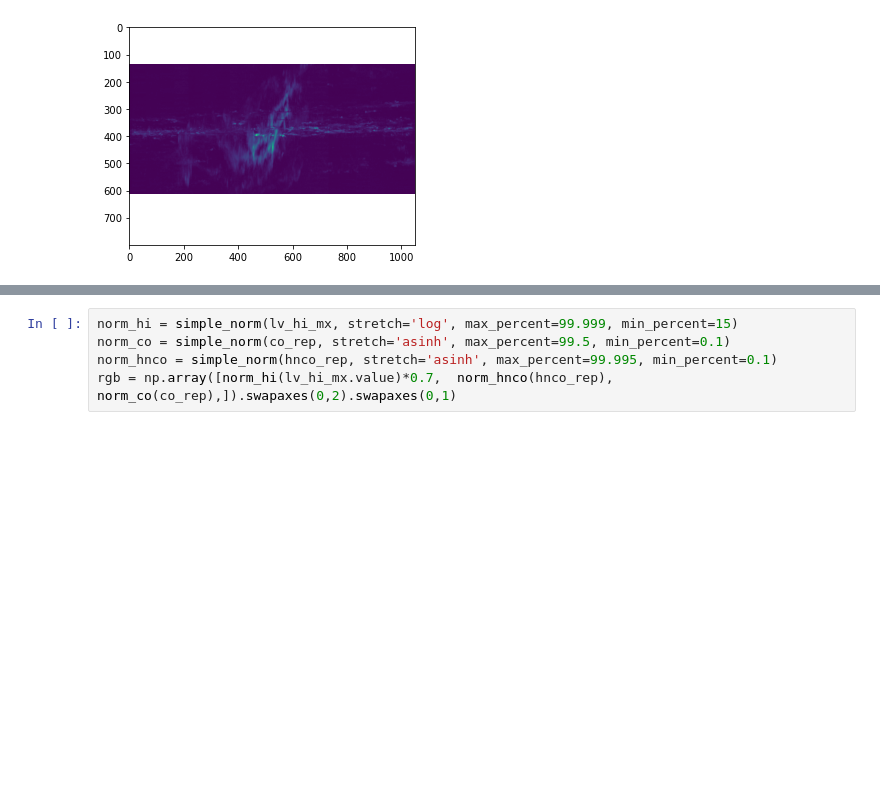
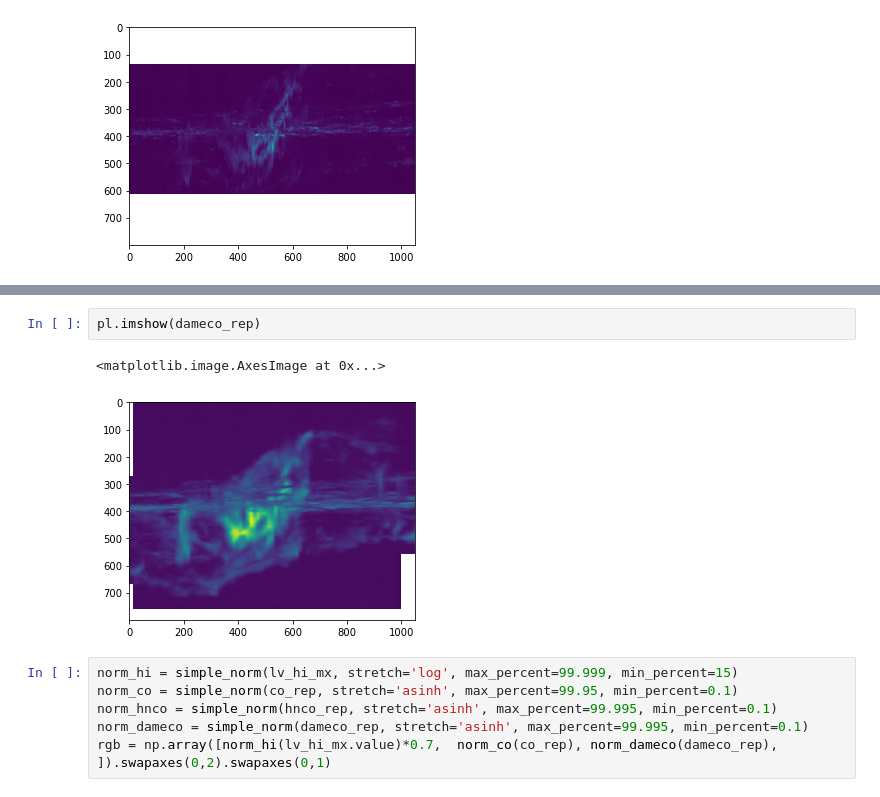
Before and after one commit to keflavich/CMZDataSetVisualizations, a Jupyter notebook: FullCMZVisualizations.ipynb, the cells around one changed output, grey strips where cells are left out. Cells and saved outputs as stored; diff of their text form; blank space fills up the shorter version.

```diff
--- a/FullCMZVisualizations.ipynb
+++ b/FullCMZVisualizations.ipynb
@@ -188,8 +251,14 @@ pl.imshow(hnco_rep)
+# %%
+pl.imshow(dameco_rep)
+# %% [output]
+<matplotlib.image.AxesImage at 0x...>
+[figure, added]
 # %%
 norm_hi = simple_norm(lv_hi_mx, stretch='log', max_percent=99.999, min_percent=15)
-norm_co = simple_norm(co_rep, stretch='asinh', max_percent=99.5, min_percent=0.1)
+norm_co = simple_norm(co_rep, stretch='asinh', max_percent=99.95, min_percent=0.1)
 norm_hnco = simple_norm(hnco_rep, stretch='asinh', max_percent=99.995, min_percent=0.1)
-rgb = np.array([norm_hi(lv_hi_mx.value)*0.7,  norm_hnco(hnco_rep), norm_co(co_rep),]).swapaxes(0,2).swapaxes(0,1)
+norm_dameco = simple_norm(dameco_rep, stretch='asinh', max_percent=99.995, min_percent=0.1)
+rgb = np.array([norm_hi(lv_hi_mx.value)*0.7,  norm_co(co_rep), norm_dameco(dameco_rep), ]).swapaxes(0,2).swapaxes(0,1)
 # %%
 pl.figure(figsize=(16,10))
 slc = [slice(100,700), slice(100,900)]
```
Also changed, not shown: parts of 10 cells of this notebook.
